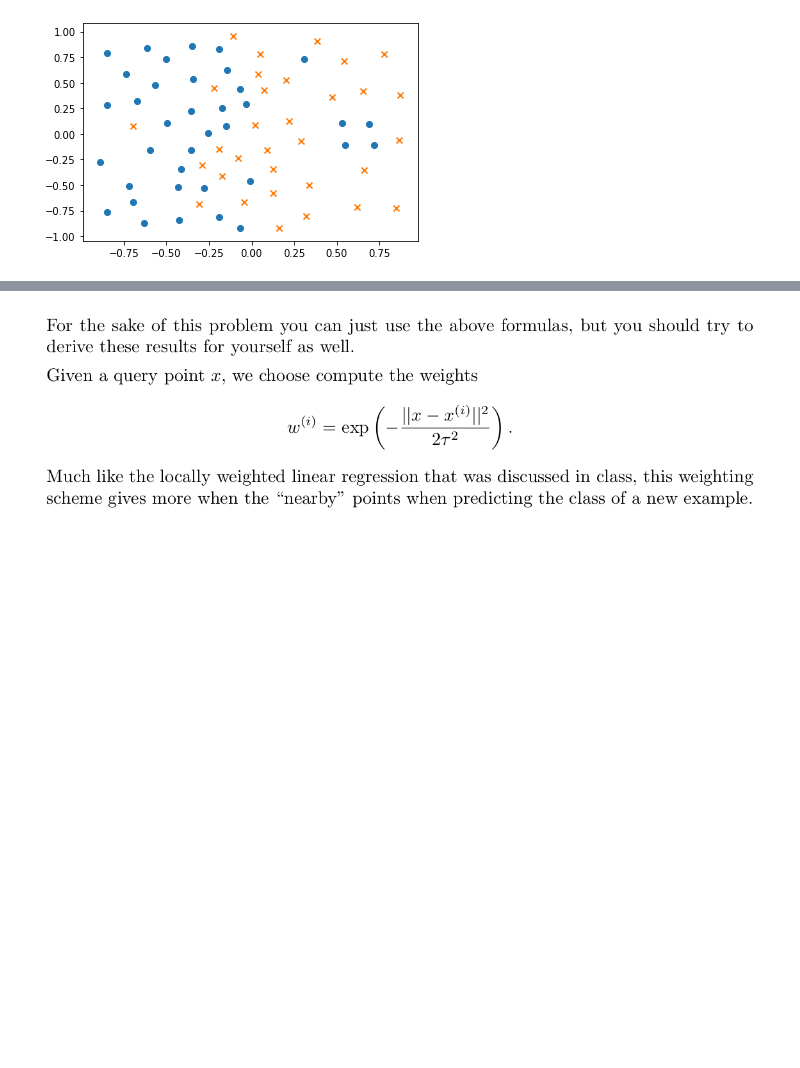
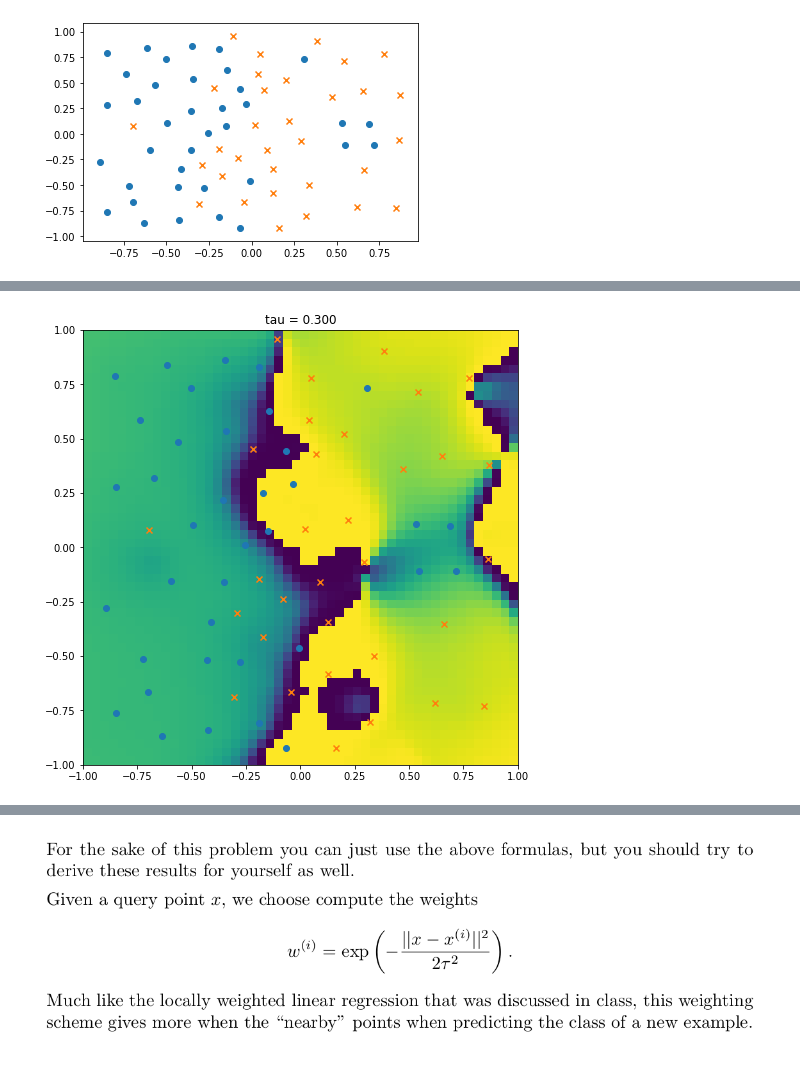
Before and after one commit to LecJackS/CS229-ML-Andrew-Ng, a Jupyter notebook: Problem Set #1.ipynb, the cells around one changed output, grey strips where cells are left out. Saved outputs shown, nothing was run; the diff lists cells and outputs as text; code cells hidden in the pictures; blank space fills up the shorter version.

Commit message:
locally weighted logistic regression animation

```diff
--- a/Problem Set #1.ipynb
+++ b/Problem Set #1.ipynb
@@ -291,0 +349,39 @@ locally_weighted_logistic_regression(x,y, [1,1], 0.01)
+# %%
+import itertools
+# plot whatever you need...
+# now, before saving to file:
+figure = plt.gcf() # get current figure
+figure.set_size_inches(8, 8)
+# when saving, specify the DPI
+
+def lwlr_grid(X, y, i, j, res, tau):
+    return locally_weighted_logistic_regression(X, y, np.asarray([2*i/(res-1)-1, 2*j/(res-1)-1]), tau)
+
+def plot_lwlr(X, y, tau, res=50, save=False, idx=0):
+    #x = np.zeros(2)
+    pred = np.ndarray((res,res))
+    #for i in range(res):
+    #    for j in range(res):
+    #        x[0] = 2*i/(res-1) - 1
+    #        x[1] = 2*j/(res-1) - 1
+    #        pred[j,i] = locally_weighted_logistic_regression(X, y, x, tau)
+    pred = [lwlr_grid(X, y, i, j, res, tau) for i, j in itertools.product(range(res),range(res))]
+    pred = np.reshape(pred, (res,res), order='F')
+    #imagesc(pred, [-0.4 1.3]);
+    plt.imshow(pred, extent=[-1, 1, -1, 1])
+    #plot((res/2)*(1+X(y==0,1))+0.5, (res/2)*(1+X(y==0,2))+0.5, 'ko');
+    #plot((res/2)*(1+X(y==1,1))+0.5, (res/2)*(1+X(y==1,2))+0.5, 'kx');
+    plt.scatter(X[y==0][:,0], X[y==0][:,1], marker='o')
+    plt.scatter(X[y==1][:,0], X[y==1][:,1], marker='x')
+    plt.title('tau = {0:.3f}'.format(tau))
+    #text(res/2 - res/7, res + res/20, ['tau = ' num2str(tau)], 'FontSize', 18);
+    if save:
+        plt.savefig('./animation/{}.png'.format(idx), dpi=100)
+        print('Saved ./animation/{}.png'.format(idx))
+        plt.close()
+    else:
+        plt.show()
+
+plot_lwlr(x, y, 0.3, 50)
+# %% [output]
+[figure, added]
```
Also changed, not shown: parts of 7 cells of this notebook, 1 other file.
